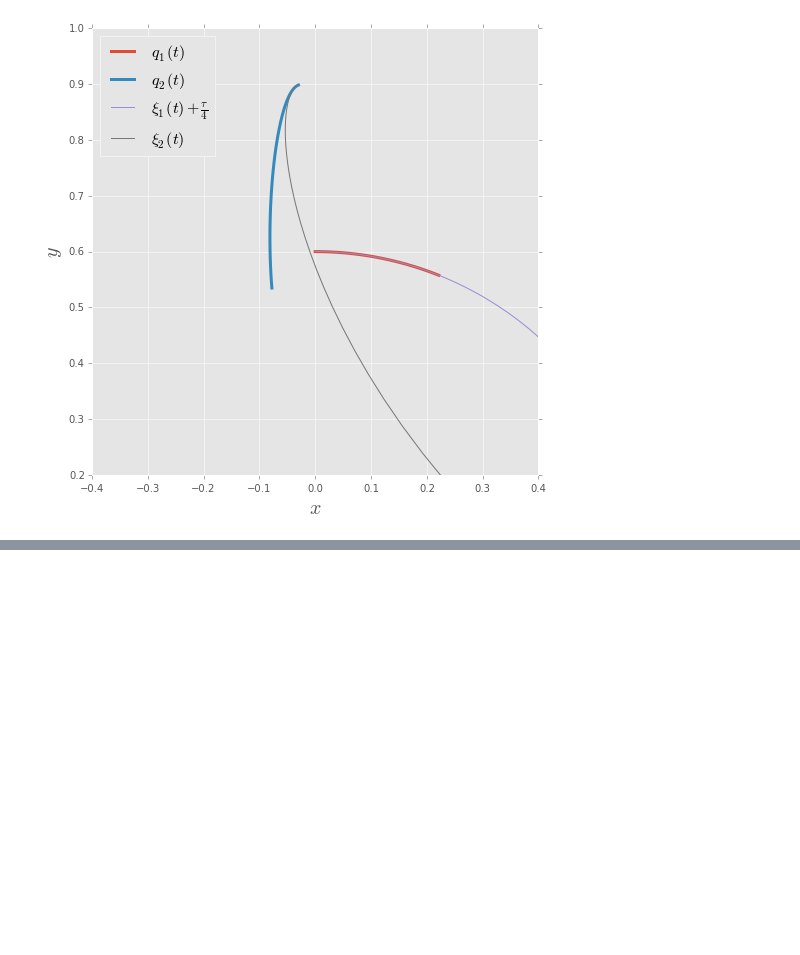
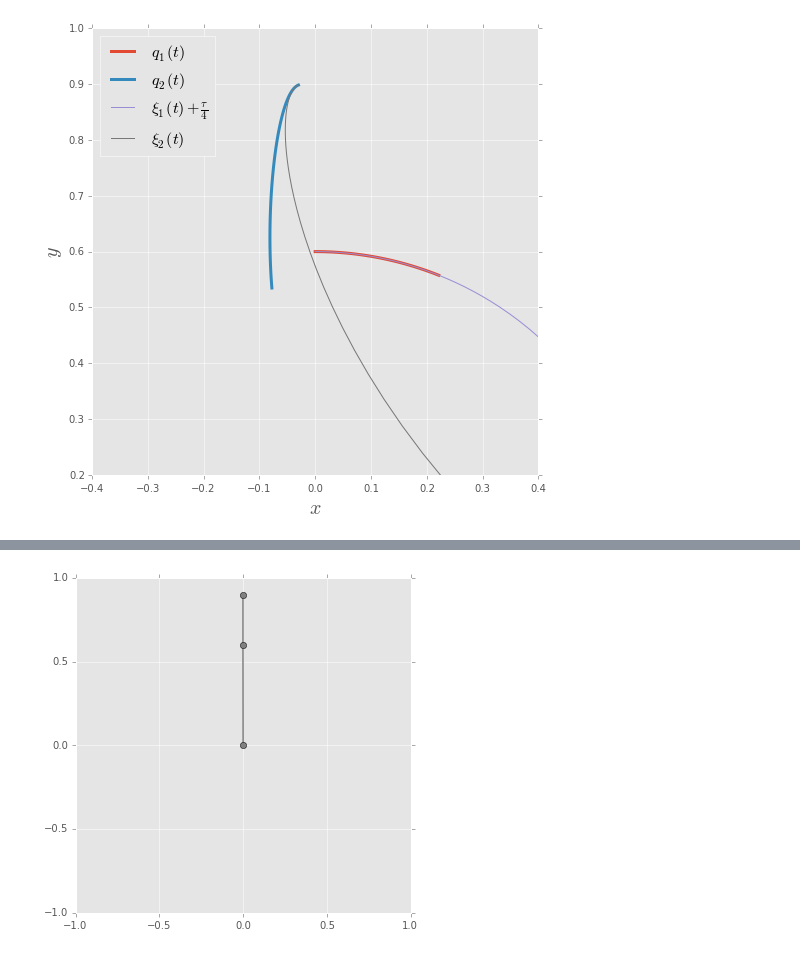
Before and after one commit to cad3na/DCA, a Jupyter notebook: IPythonNotebooks/Control Optimo/Pendubot.ipynb, the cells around one changed output, grey strips where cells are left out. Cells and saved outputs as stored; diff of their text form; code cells hidden in the pictures; blank space fills up the shorter version.

```diff
--- a/IPythonNotebooks/Control Optimo/Pendubot.ipynb
+++ b/IPythonNotebooks/Control Optimo/Pendubot.ipynb
@@ -844,0 +963,21 @@ legend([p1, p2, p3, p4], [r'$q_1(t)$', r'$q_2(t)$', r'$\xi_1(t) + \frac{\tau}{4}
+# %%
+fig = figure(figsize=(6, 6))
+
+ax = fig.add_subplot(111, autoscale_on=False, xlim=(-1, 1), ylim=(-1, 1))
+
+linea, = ax.plot([], [], 'o-', lw=1.5, color='gray')
+
+def init():
+    linea.set_data([], [])
+    return linea
+
+def animate(i):
+    linea.set_data([0, x1_l[i], x2_l[i]], [0, y1_l[i], y2_l[i]])
+    return linea
+
+ani = animation.FuncAnimation(fig, animate, arange(1, len(x1_l)), interval=25,
+                              blit=True, init_func=init)
+
+ani.save('./imagenes/doublependulumlinealoptimal.gif', writer='imagemagick');
+# %% [output]
+[figure, added]
```
Also changed, not shown: parts of 22 cells of this notebook, 1 other file.
